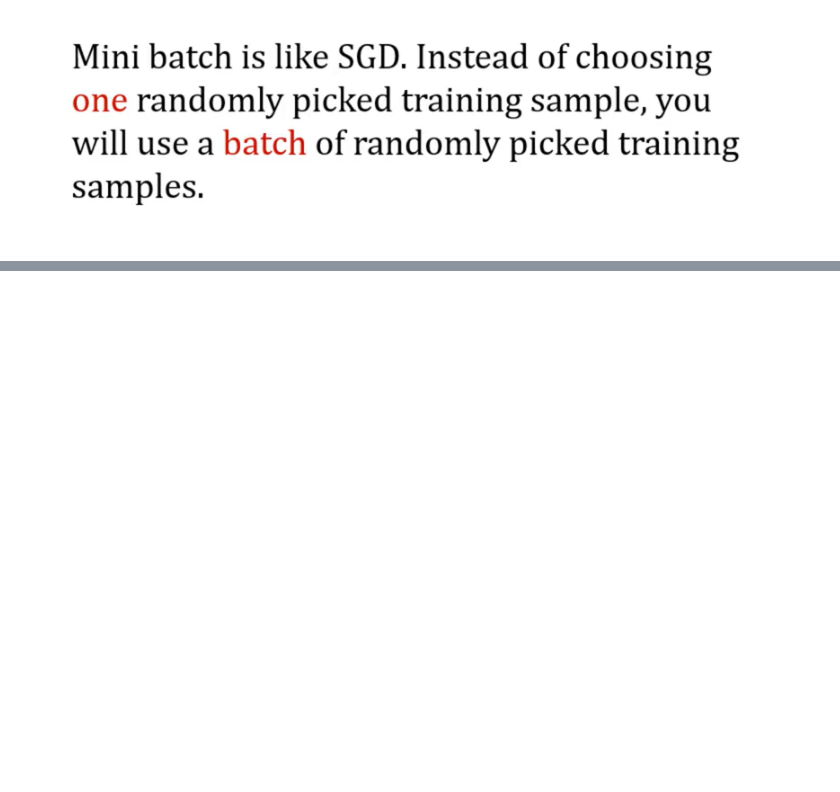
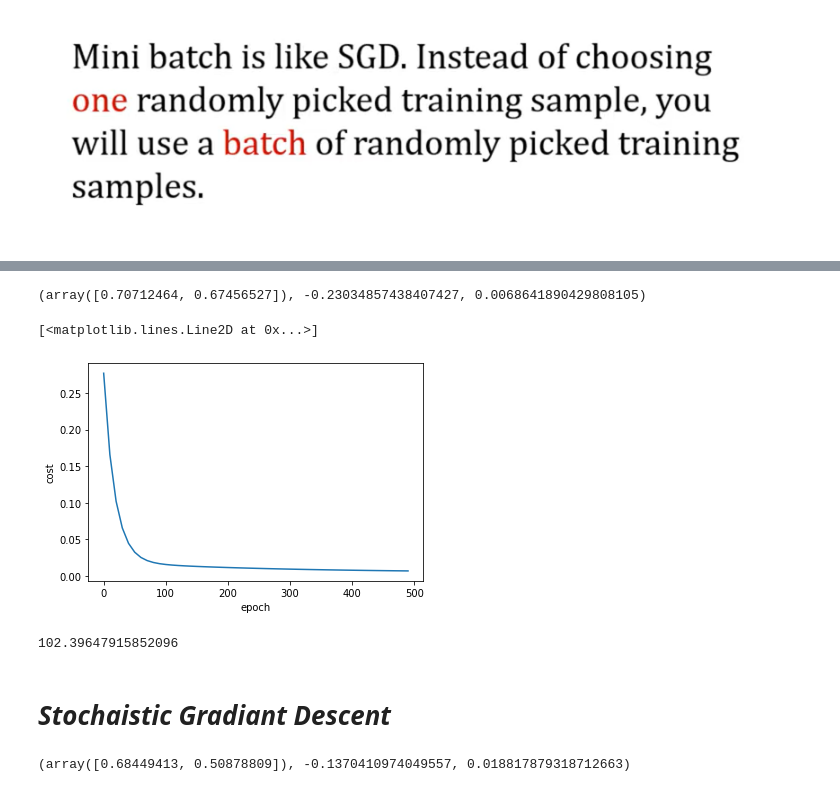
Before and after one commit to AftabUdaipurwala/Deeplearning, a Jupyter notebook: Stochastic_Gradient_Descent_vs_Batch_Gradient_Descent_vs_Mini_Batch_Gradient_Descent.ipynb, the cells around one changed output, grey strips where cells are left out. Drawn from its saved outputs; the diff is of its cells as text; code cells hidden in the pictures; blank space fills up the shorter version.

Commit message:
Learnt About Stochaistic & Batch Gradiant Descent with hard core coding

```diff
--- a/Stochastic_Gradient_Descent_vs_Batch_Gradient_Descent_vs_Mini_Batch_Gradient_Descent.ipynb
+++ b/Stochastic_Gradient_Descent_vs_Batch_Gradient_Descent_vs_Mini_Batch_Gradient_Descent.ipynb
@@ -43,3 +43,11 @@ df.head()
 ![image.png](embedded-picture-1)
 # %% [markdown]
 ![image.png](embedded-picture-1)
+# %%
+# perform scaling so that Ml model performs better than as is data
+from sklearn import preprocessing
+sx= preprocessing.MinMaxScaler()
+sy = preprocessing.MinMaxScaler()
+
+scaled_x = sx.fit_transform(df.drop('price', axis ='columns'))
+scaled_x
@@ -45,0 +75,3 @@ df.head()
+# %%
+scaled_y = sy.fit_transform(df.price.values.reshape(df.shape[0],1))
+scaled_y
@@ -45,0 +99,32 @@ df.head()
+# %%
+def batch_gradiant_descent(x,y_true,epochs,learning_rate=0.01):
+  number_of_features = x.shape[1]
+  w= np.ones(shape=(number_of_features))
+  b= 0
+  total_samples = x.shape[0]
+  cost_list=[]
+  epoch_list=[]
+  for i in range(epochs):
+    y_predicted = np.dot(w,x.T)+b #w1*area + w2*bedrooms
+    w_grad = -(2/total_samples)*(x.T.dot(y_true-y_predicted))
+    b_grad = -(2/total_samples)*(np.sum(y_true-y_predicted))
+    w = w-learning_rate*w_grad
+    b=  b-learning_rate*b_grad
+    cost= np.mean(np.square(y_true-y_predicted))
+    if i%10==0:
+      cost_list.append(cost)
+      epoch_list.append(i)
+
+  return w,b,cost, cost_list, epoch_list
+# %%
+w,b,cost,cost_list,epoch_list = batch_gradiant_descent(scaled_x,scaled_y.reshape(scaled_y.shape[0],),500)
+w,b,cost
+# %% [output]
+(array([0.70712464, 0.67456527]), -0.23034857438407427, 0.0068641890429808105)
+# %%
+plt.xlabel('epoch')
+plt.ylabel('cost')
+plt.plot(epoch_list,cost_list)
+# %% [output]
+[<matplotlib.lines.Line2D at 0x...>]
+[figure, added]
@@ -45,0 +137,6 @@ df.head()
+# %%
+predict(2500,3,w,b)
+# %% [output]
+102.39647915852096
+# %% [markdown]
+# ***Stochaistic Gradiant Descent***
@@ -45,0 +167,5 @@ df.head()
+# %%
+w,b,cost, cost_list, epoch_list= stochaistic_gradiant_descent(scaled_x,scaled_y.reshape(scaled_y.shape[0],),50000)
+w,b,cost
+# %% [output]
+(array([0.68449413, 0.50878809]), -0.1370410974049557, 0.018817879318712663)
```
Also changed, not shown: parts of 8 cells of this notebook.
